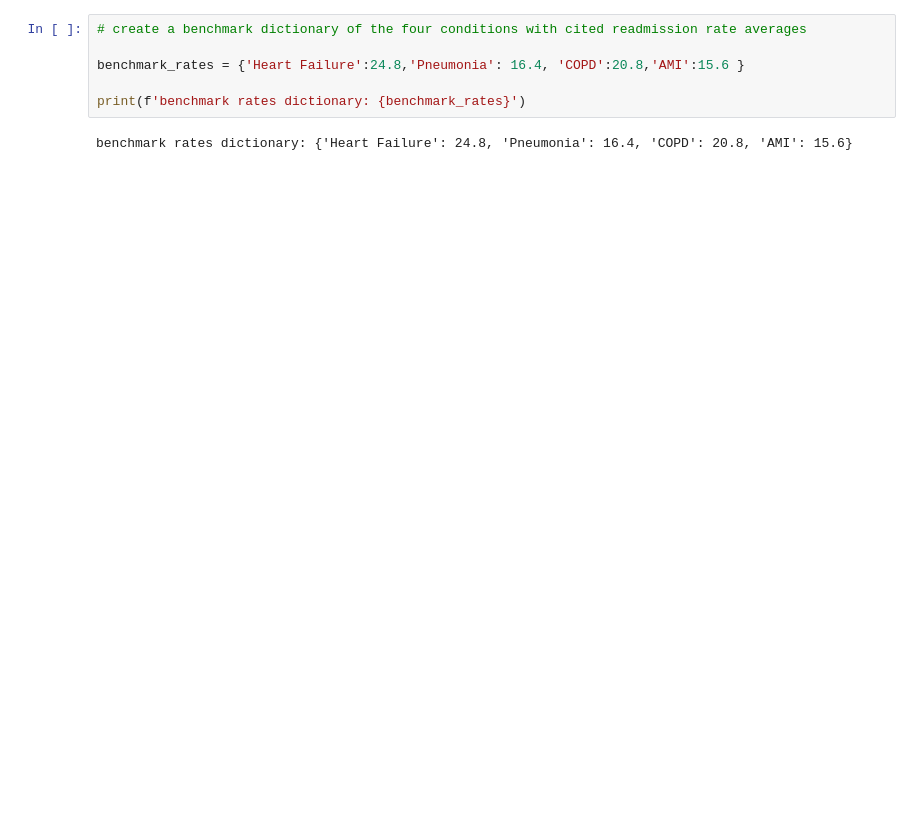
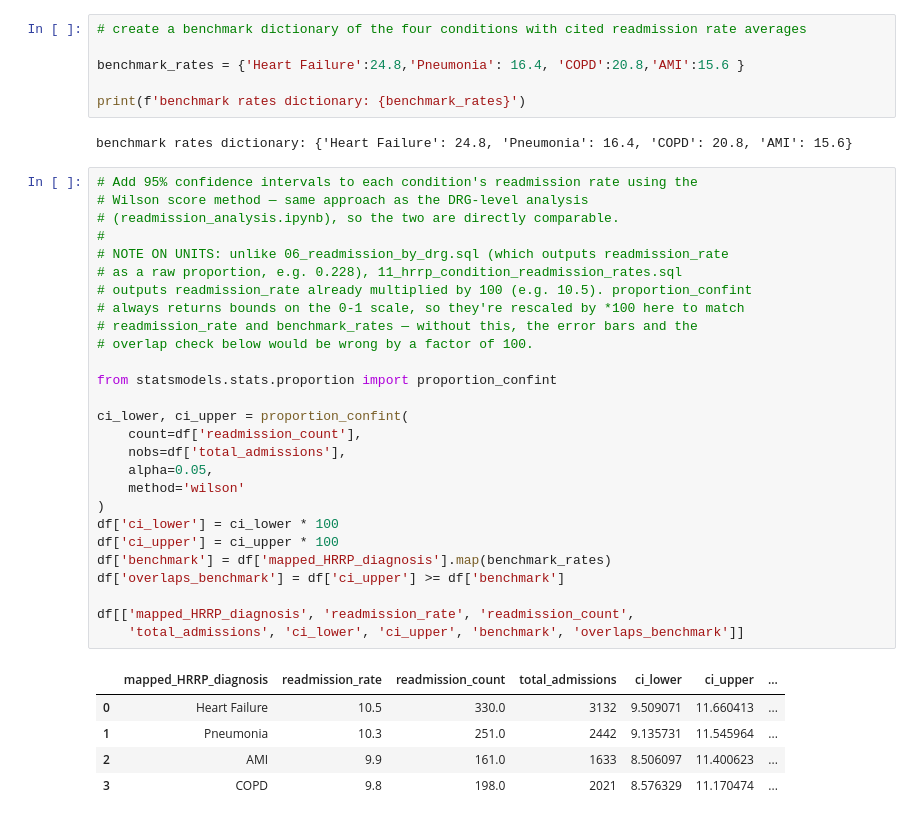
Before and after one commit to Djaser23/claims_readmission_analysis, a Jupyter notebook: notebooks/hrrp_condition_readmission_analysis.ipynb, the cells around one changed output. Drawn from its saved outputs; the diff is of its cells as text; blank space fills up the shorter version.

```diff
--- a/notebooks/hrrp_condition_readmission_analysis.ipynb
+++ b/notebooks/hrrp_condition_readmission_analysis.ipynb
@@ -65,3 +66,36 @@ benchmark_rates = {'Heart Failure':24.8,'Pneumonia': 16.4, 'COPD':20.8,'AMI':15.
 print(f'benchmark rates dictionary: {benchmark_rates}')
 # %% [output]
 benchmark rates dictionary: {'Heart Failure': 24.8, 'Pneumonia': 16.4, 'COPD': 20.8, 'AMI': 15.6}
+# %%
+# Add 95% confidence intervals to each condition's readmission rate using the
+# Wilson score method — same approach as the DRG-level analysis
+# (readmission_analysis.ipynb), so the two are directly comparable.
+#
+# NOTE ON UNITS: unlike 06_readmission_by_drg.sql (which outputs readmission_rate
+# as a raw proportion, e.g. 0.228), 11_hrrp_condition_readmission_rates.sql
+# outputs readmission_rate already multiplied by 100 (e.g. 10.5). proportion_confint
+# always returns bounds on the 0-1 scale, so they're rescaled by *100 here to match
+# readmission_rate and benchmark_rates — without this, the error bars and the
+# overlap check below would be wrong by a factor of 100.
+
+from statsmodels.stats.proportion import proportion_confint
+
+ci_lower, ci_upper = proportion_confint(
+    count=df['readmission_count'],
+    nobs=df['total_admissions'],
+    alpha=0.05,
+    method='wilson'
+)
+df['ci_lower'] = ci_lower * 100
+df['ci_upper'] = ci_upper * 100
+df['benchmark'] = df['mapped_HRRP_diagnosis'].map(benchmark_rates)
+df['overlaps_benchmark'] = df['ci_upper'] >= df['benchmark']
+
+df[['mapped_HRRP_diagnosis', 'readmission_rate', 'readmission_count',
+    'total_admissions', 'ci_lower', 'ci_upper', 'benchmark', 'overlaps_benchmark']]
+# %% [output]
+|  | mapped_HRRP_diagnosis | readmission_rate | readmission_count | total_admissions | ci_lower | ci_upper | ... |
+| 0 | Heart Failure | 10.5 | 330.0 | 3132 | 9.509071 | 11.660413 | ... |
+| 1 | Pneumonia | 10.3 | 251.0 | 2442 | 9.135731 | 11.545964 | ... |
+| 2 | AMI | 9.9 | 161.0 | 1633 | 8.506097 | 11.400623 | ... |
+| 3 | COPD | 9.8 | 198.0 | 2021 | 8.576329 | 11.170474 | ... |
```
Also changed, not shown: parts of 5 cells of this notebook, 1 other file.
